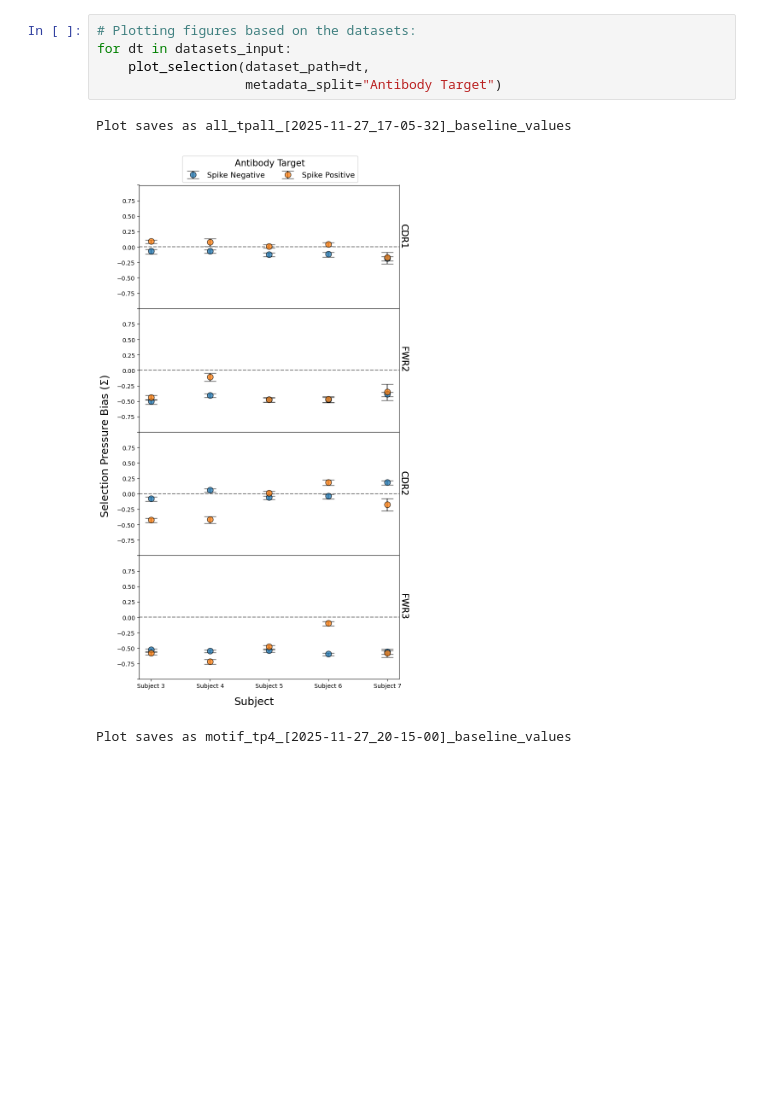
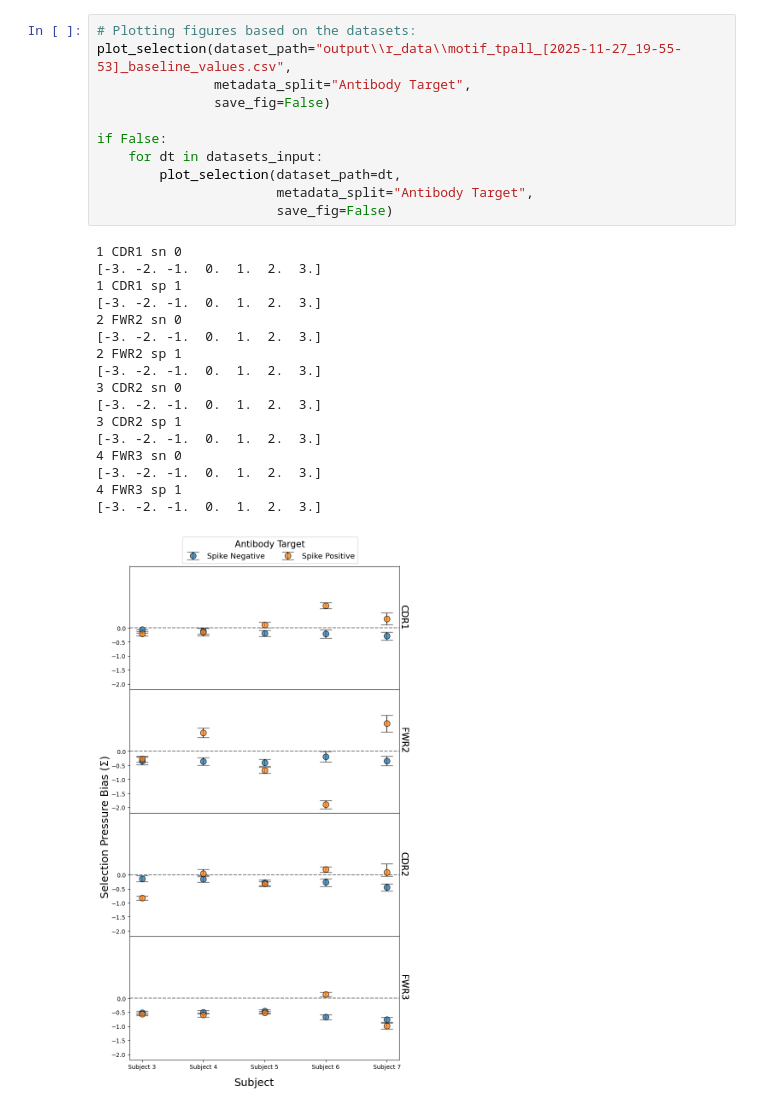
Before and after one commit to dani-f99/selection_pressure_vis, a Jupyter notebook: selection_pressure_vis.ipynb, the cells around one changed output. Saved outputs shown, nothing was run; the diff lists cells and outputs as text; blank space fills up the shorter version.

```diff
--- a/selection_pressure_vis.ipynb
+++ b/selection_pressure_vis.ipynb
@@ -11,9 +159,29 @@ motif_tp4_[2025-11-27_20-15-00]_baseline_values.csv
 # %%
 # Plotting figures based on the datasets:
-for dt in datasets_input:
-    plot_selection(dataset_path=dt,
-                   metadata_split="Antibody Target")
+plot_selection(dataset_path="output\\r_data\\motif_tpall_[2025-11-27_19-55-53]_baseline_values.csv",
+               metadata_split="Antibody Target",
+               save_fig=False)
+
+if False:
+    for dt in datasets_input:
+        plot_selection(dataset_path=dt,
+                       metadata_split="Antibody Target",
+                       save_fig=False)
 # %% [output]
-Plot saves as all_tpall_[2025-11-27_17-05-32]_baseline_values
+1 CDR1 sn 0
+[-3. -2. -1.  0.  1.  2.  3.]
+1 CDR1 sp 1
+[-3. -2. -1.  0.  1.  2.  3.]
+2 FWR2 sn 0
+[-3. -2. -1.  0.  1.  2.  3.]
+2 FWR2 sp 1
+[-3. -2. -1.  0.  1.  2.  3.]
+3 CDR2 sn 0
+[-3. -2. -1.  0.  1.  2.  3.]
+3 CDR2 sp 1
+[-3. -2. -1.  0.  1.  2.  3.]
+4 FWR3 sn 0
+[-3. -2. -1.  0.  1.  2.  3.]
+4 FWR3 sp 1
+[-3. -2. -1.  0.  1.  2.  3.]
-[figure, old version]
+[figure, new version]
-Plot saves as motif_tp4_[2025-11-27_20-15-00]_baseline_values
```
Also changed, not shown: parts of 6 cells of this notebook, 2 other files.
